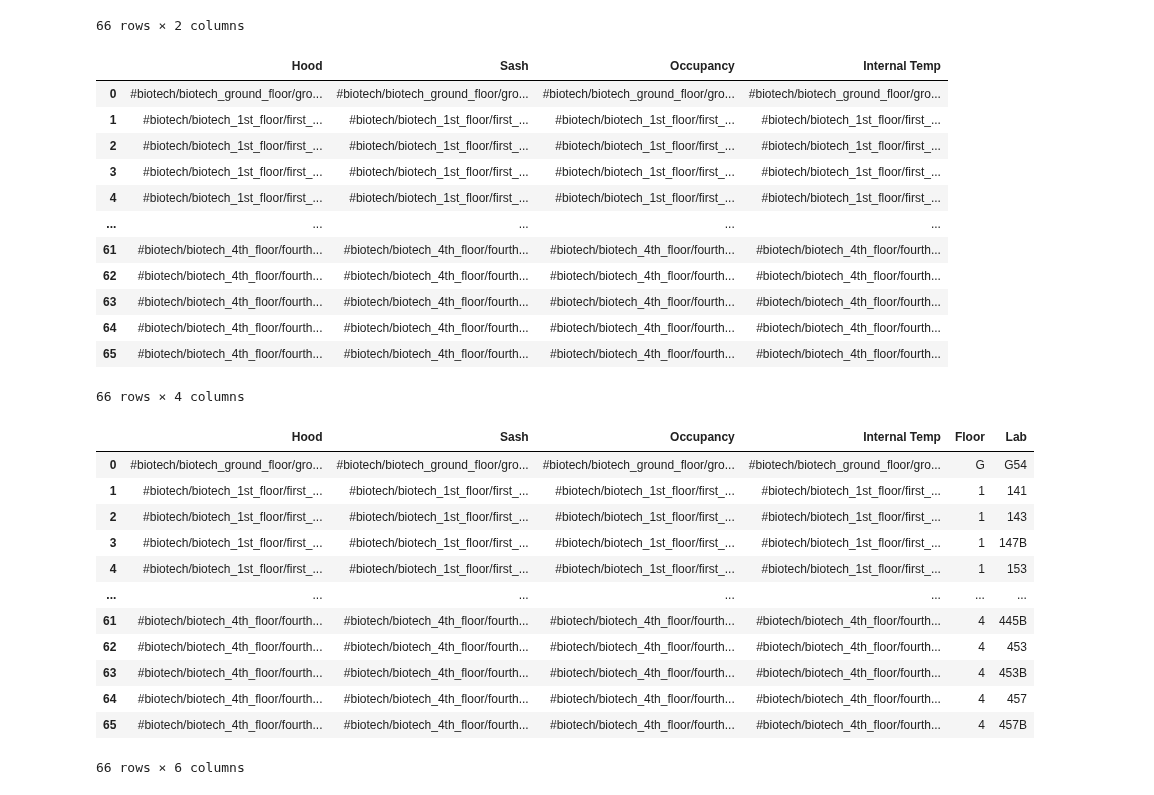
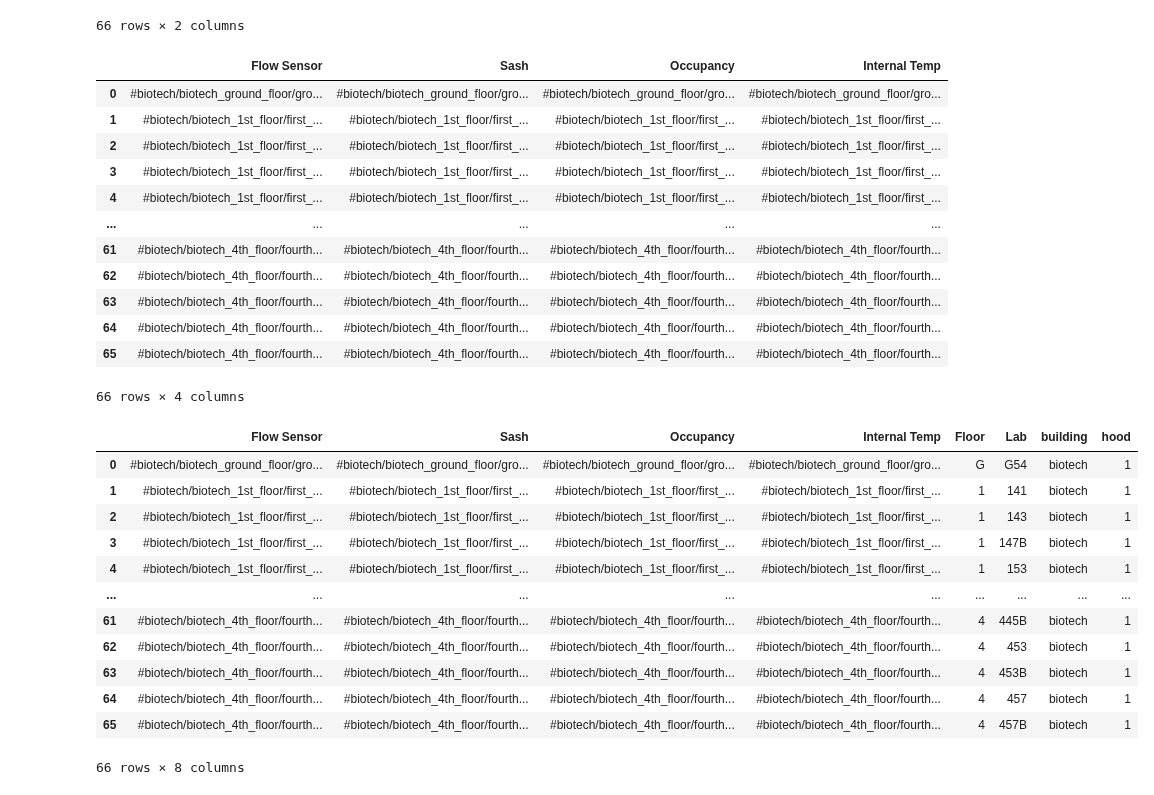
Before and after one commit to thereidfleish/fume-hood-dashboard, a Jupyter notebook: hoodnaming.ipynb, the cells around one changed output. Saved outputs shown, nothing was run; the diff lists cells and outputs as text; code cells hidden in the pictures.

Commit message:
Addded building & hood columns to csv

```diff
--- a/hoodnaming.ipynb
+++ b/hoodnaming.ipynb
@@ -45,7 +45,7 @@ def csv_parser(df):
     zone_temps = ['/'.join(i) for i in zone_temps]
     zone_temps = [i + "/zone/zone_temp/trend_log" for i in zone_temps]
 
-    vals= {"Hood":hood_flows, "Sash":sash_pos}
+    vals= {"Flow Sensor":hood_flows, "Sash":sash_pos}
     odf = pd.DataFrame(data = vals)
     #display(ndf)
     # print(len(hood_flows))
@@ -106,7 +106,7 @@ occ_temp
 combined = hood_sash.join(occ_temp)
 display(combined)
 # %% [output]
-|  | Hood | Sash | Occupancy | Internal Temp |
+|  | Flow Sensor | Sash | Occupancy | Internal Temp |
 | 0 | #biotech/biotech_ground_floor/gro... | #biotech/biotech_ground_floor/gro... | #biotech/biotech_ground_floor/gro... | #biotech/biotech_ground_floor/gro... |
 | 1 | #biotech/biotech_1st_floor/first_... | #biotech/biotech_1st_floor/first_... | #biotech/biotech_1st_floor/first_... | #biotech/biotech_1st_floor/first_... |
 | 2 | #biotech/biotech_1st_floor/first_... | #biotech/biotech_1st_floor/first_... | #biotech/biotech_1st_floor/first_... | #biotech/biotech_1st_floor/first_... |
@@ -122,38 +122,51 @@ display(combined)
 # %%
 def get_floor(text):
     blocks = text.split("/")
     floor_block = blocks[1]
     floor = floor_block.split("_")[1]
     return floor
 
-combined['Floor'] = [get_floor(i) for i in combined["Hood"]]
+combined['Floor'] = [get_floor(i) for i in combined["Flow Sensor"]]
 #combined
 
 def get_lab(text):
     blocks = text.split("/")
     lab_block = blocks[3]
     lab = lab_block.split("_")[1]
     return lab
 
-combined["Lab"] = [get_lab(i) for i in combined["Hood"]]
+combined["Lab"] = [get_lab(i) for i in combined["Flow Sensor"]]
 # replace the floor with one number/letter and for lab make it uniform
 combined['Floor'] = combined['Floor'].str[:1].str.upper()
 combined['Lab'] = combined['Lab'].str.upper()
+
+# add name column
+
+# add building column
+def get_building(text):
+    blocks = text.split("/")
+    building_block = blocks[0]
+    return building_block[1:]
+
+combined['building'] = [get_building(i) for i in combined["Flow Sensor"]]
+
+# add hood column (I left it as one for now)
+combined['hood'] = "1"
 combined
 # %% [output]
-|  | Hood | Sash | Occupancy | Internal Temp | Floor | Lab |
-| 0 | #biotech/biotech_ground_floor/gro... | #biotech/biotech_ground_floor/gro... | #biotech/biotech_ground_floor/gro... | #biotech/biotech_ground_floor/gro... | G | G54 |
-| 1 | #biotech/biotech_1st_floor/first_... | #biotech/biotech_1st_floor/first_... | #biotech/biotech_1st_floor/first_... | #biotech/biotech_1st_floor/first_... | 1 | 141 |
-| 2 | #biotech/biotech_1st_floor/first_... | #biotech/biotech_1st_floor/first_... | #biotech/biotech_1st_floor/first_... | #biotech/biotech_1st_floor/first_... | 1 | 143 |
-| 3 | #biotech/biotech_1st_floor/first_... | #biotech/biotech_1st_floor/first_... | #biotech/biotech_1st_floor/first_... | #biotech/biotech_1st_floor/first_... | 1 | 147B |
-| 4 | #biotech/biotech_1st_floor/first_... | #biotech/biotech_1st_floor/first_... | #biotech/biotech_1st_floor/first_... | #biotech/biotech_1st_floor/first_... | 1 | 153 |
-| ... | ... | ... | ... | ... | ... | ... |
-| 61 | #biotech/biotech_4th_floor/fourth... | #biotech/biotech_4th_floor/fourth... | #biotech/biotech_4th_floor/fourth... | #biotech/biotech_4th_floor/fourth... | 4 | 445B |
-| 62 | #biotech/biotech_4th_floor/fourth... | #biotech/biotech_4th_floor/fourth... | #biotech/biotech_4th_floor/fourth... | #biotech/biotech_4th_floor/fourth... | 4 | 453 |
-| 63 | #biotech/biotech_4th_floor/fourth... | #biotech/biotech_4th_floor/fourth... | #biotech/biotech_4th_floor/fourth... | #biotech/biotech_4th_floor/fourth... | 4 | 453B |
-| 64 | #biotech/biotech_4th_floor/fourth... | #biotech/biotech_4th_floor/fourth... | #biotech/biotech_4th_floor/fourth... | #biotech/biotech_4th_floor/fourth... | 4 | 457 |
-| 65 | #biotech/biotech_4th_floor/fourth... | #biotech/biotech_4th_floor/fourth... | #biotech/biotech_4th_floor/fourth... | #biotech/biotech_4th_floor/fourth... | 4 | 457B |
+|  | Flow Sensor | Sash | Occupancy | Internal Temp | Floor | Lab | building | hood |
+| 0 | #biotech/biotech_ground_floor/gro... | #biotech/biotech_ground_floor/gro... | #biotech/biotech_ground_floor/gro... | #biotech/biotech_ground_floor/gro... | G | G54 | biotech | 1 |
+| 1 | #biotech/biotech_1st_floor/first_... | #biotech/biotech_1st_floor/first_... | #biotech/biotech_1st_floor/first_... | #biotech/biotech_1st_floor/first_... | 1 | 141 | biotech | 1 |
+| 2 | #biotech/biotech_1st_floor/first_... | #biotech/biotech_1st_floor/first_... | #biotech/biotech_1st_floor/first_... | #biotech/biotech_1st_floor/first_... | 1 | 143 | biotech | 1 |
+| 3 | #biotech/biotech_1st_floor/first_... | #biotech/biotech_1st_floor/first_... | #biotech/biotech_1st_floor/first_... | #biotech/biotech_1st_floor/first_... | 1 | 147B | biotech | 1 |
+| 4 | #biotech/biotech_1st_floor/first_... | #biotech/biotech_1st_floor/first_... | #biotech/biotech_1st_floor/first_... | #biotech/biotech_1st_floor/first_... | 1 | 153 | biotech | 1 |
+| ... | ... | ... | ... | ... | ... | ... | ... | ... |
+| 61 | #biotech/biotech_4th_floor/fourth... | #biotech/biotech_4th_floor/fourth... | #biotech/biotech_4th_floor/fourth... | #biotech/biotech_4th_floor/fourth... | 4 | 445B | biotech | 1 |
+| 62 | #biotech/biotech_4th_floor/fourth... | #biotech/biotech_4th_floor/fourth... | #biotech/biotech_4th_floor/fourth... | #biotech/biotech_4th_floor/fourth... | 4 | 453 | biotech | 1 |
+| 63 | #biotech/biotech_4th_floor/fourth... | #biotech/biotech_4th_floor/fourth... | #biotech/biotech_4th_floor/fourth... | #biotech/biotech_4th_floor/fourth... | 4 | 453B | biotech | 1 |
+| 64 | #biotech/biotech_4th_floor/fourth... | #biotech/biotech_4th_floor/fourth... | #biotech/biotech_4th_floor/fourth... | #biotech/biotech_4th_floor/fourth... | 4 | 457 | biotech | 1 |
+| 65 | #biotech/biotech_4th_floor/fourth... | #biotech/biotech_4th_floor/fourth... | #biotech/biotech_4th_floor/fourth... | #biotech/biotech_4th_floor/fourth... | 4 | 457B | biotech | 1 |
-66 rows × 6 columns
+66 rows × 8 columns
 # %%
 #Rearranging the column orders :)
 
```
Also changed, not shown: 2 other files.
